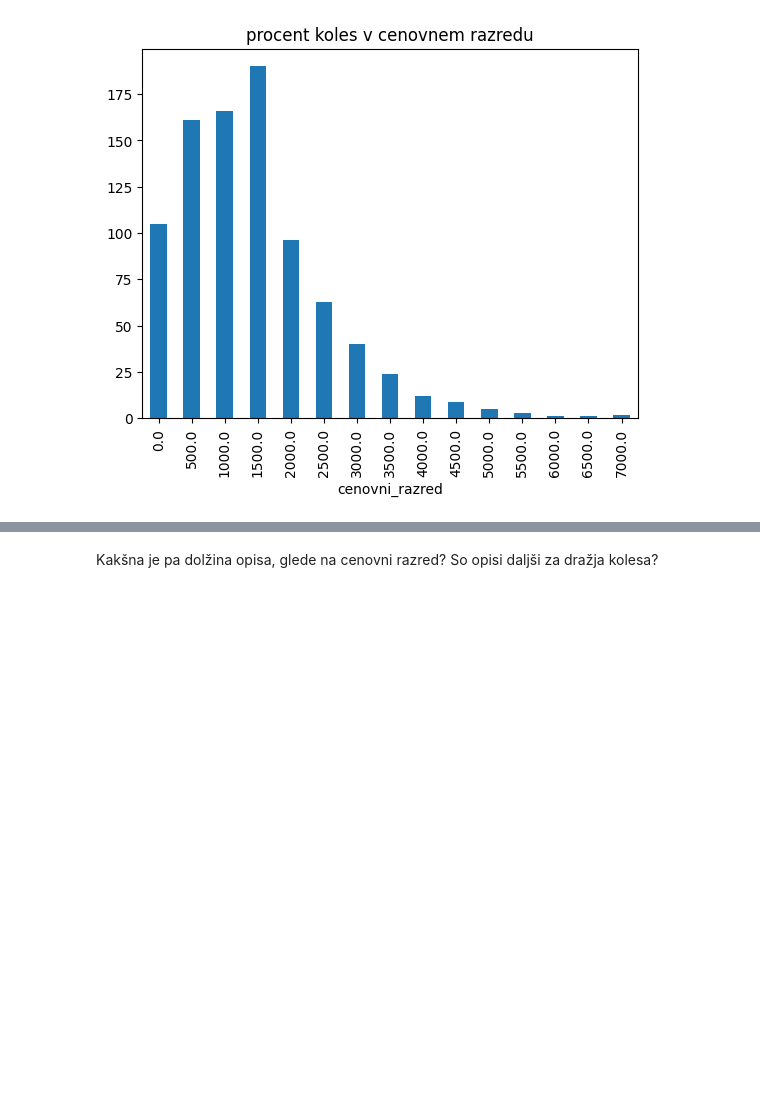
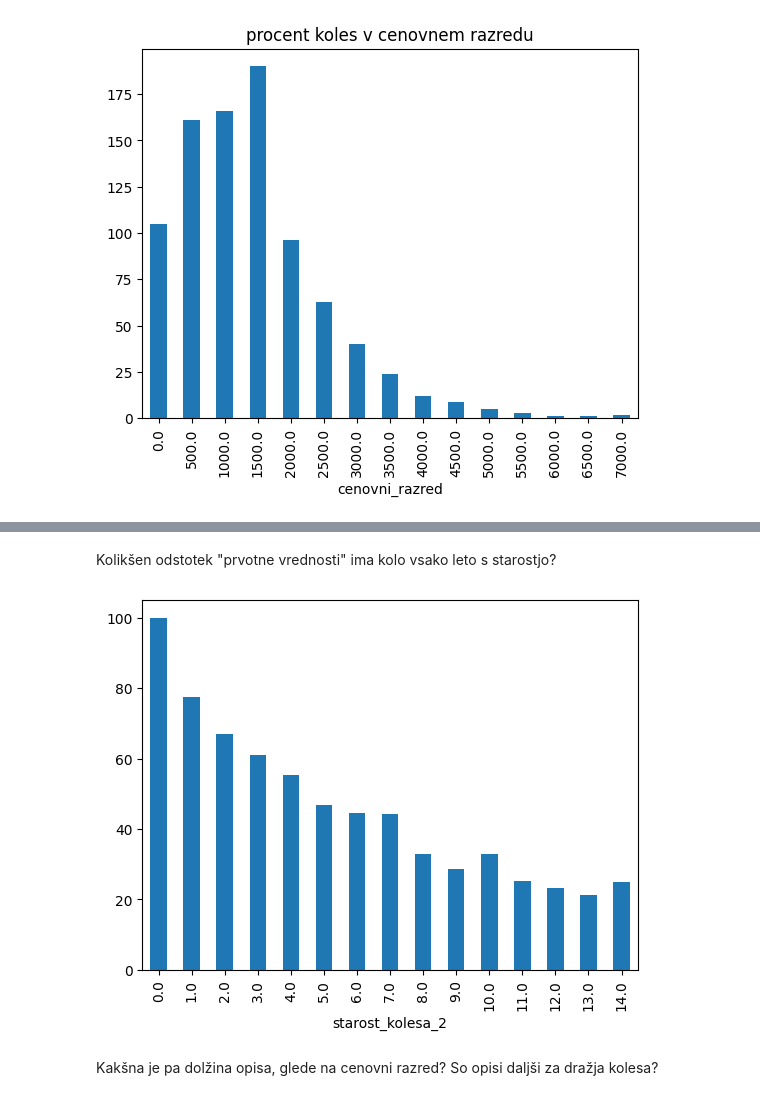
Before and after one commit to ambrovo/UVP-projektna, a Jupyter notebook: analiza.ipynb, the cells around one changed output, grey strips where cells are left out. Saved outputs shown, nothing was run; the diff lists cells and outputs as text; code cells hidden in the pictures; blank space fills up the shorter version.

```diff
--- a/analiza.ipynb
+++ b/analiza.ipynb
@@ -109,3 +134,9 @@ Text(0.5, 1.0, 'procent koles v cenovnem razredu')
+# %% [markdown]
+Kolikšen odstotek "prvotne vrednosti" ima kolo vsako leto s starostjo?
+# %%
+ax = (( cena_po_starosti_2/cena_po_starosti_3[0])*100).plot(kind="bar")
+# %% [output]
+[figure, added]
 # %% [markdown]
 Kakšna je pa dolžina opisa, glede na cenovni razred? So opisi daljši za dražja kolesa?
 # %%
```
Also changed, not shown: parts of 13 cells of this notebook.
